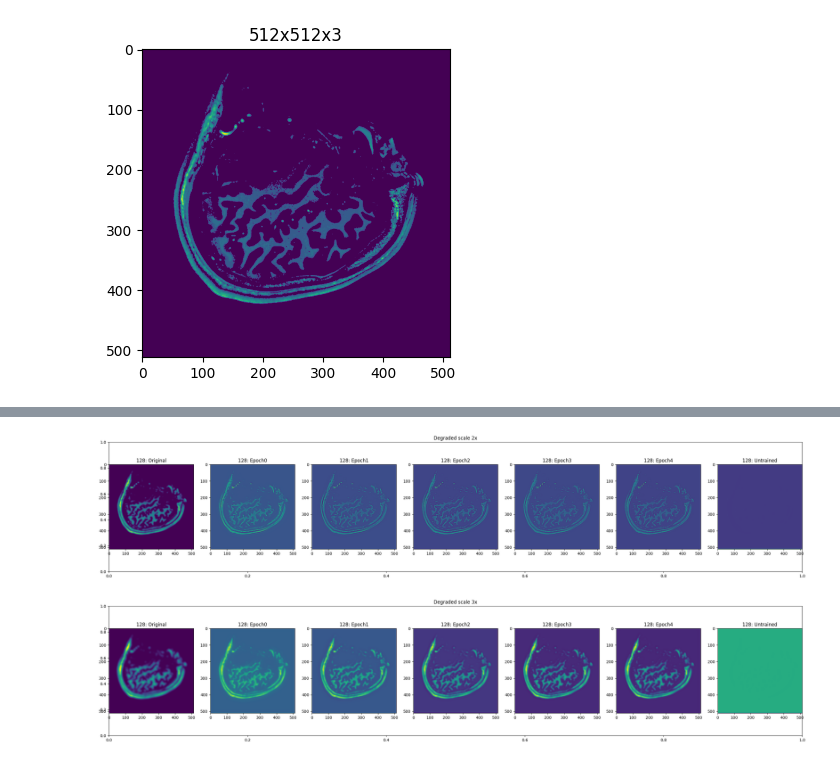
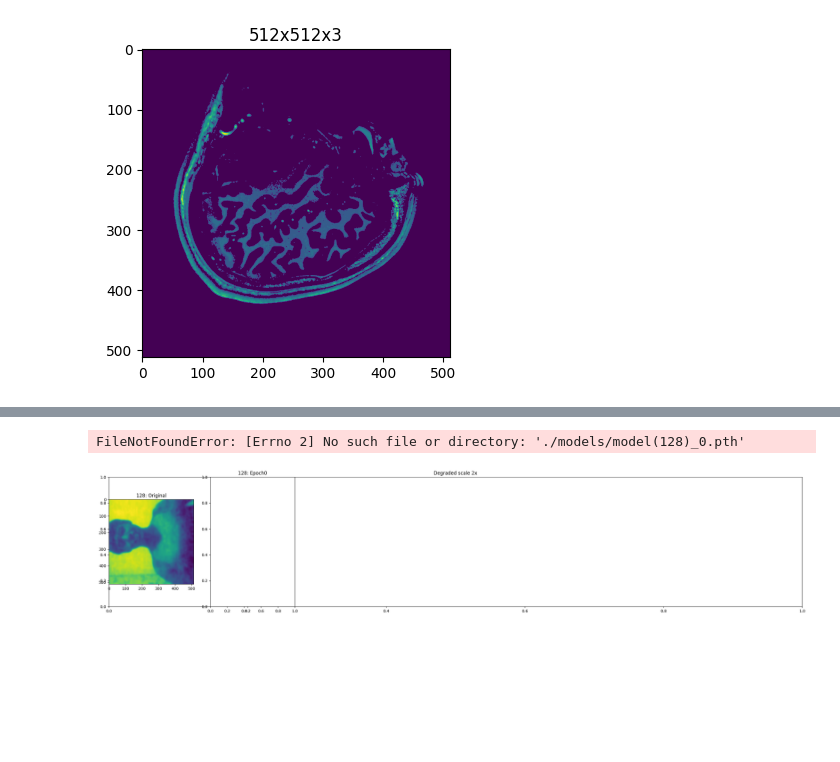
Before and after one commit to Khochawongwat/LightFE, a Jupyter notebook: notebook.ipynb, the cells around one changed output, grey strips where cells are left out. Drawn from its saved outputs; the diff is of its cells as text; code cells hidden in the pictures; blank space fills up the shorter version.

```diff
--- a/notebook.ipynb
+++ b/notebook.ipynb
@@ -97,6 +97,6 @@ KeyboardInterrupt:
 # %%
 if TEST:
-    for size in [128, 256]:
+    for size in [64, 256]:
         plt.figure(figsize=(32, 6))
         plt.subplot(1, 7, 1)
         plt.title(f"{size}: Original")
@@ -115,28 +115,36 @@ if TEST:
         plt.show()
 # %%
 if EVAL:
-    for res in range(2, 4):
-        transform = transforms.Compose([utils.DecreaseResolution(res)])
+    for res in range(2, 5):
+        transform = transforms.Compose([utils.DecreaseResolution(3, depth = res)])
         copied = img.clone()
         copied[0] = transform(copied)
         for size in [128]:
             plt.figure(figsize=(32, 6))
             plt.title(f"Degraded scale {res}x")
             plt.subplot(1, 7, 1)
             plt.title(f"{size}: Original")
             plt.imshow(copied[0][0])
             for epoch in range(3, 9):
                 plt.subplot(1, 7, epoch - 1)
                 plt.title(f"{size}: {"Epoch" + str(epoch - 3) if epoch < 8 else 'Untrained'}")
                 fe = block.ShallowFE(copied.shape[1], size)
+
                 if epoch >= 0 and epoch < 8:
                     fe.load_state_dict(torch.load(f"./models/model({size})_{epoch - 3}.pth"))
                 fe.eval()
+
                 #test.test(fe, test_loader)
-                plt.imshow(fe(copied)[0][0].detach().cpu().numpy())
+
+                out = copied.clone()
+
+                out = fe(out)
+
+                plt.imshow(out[0][0].detach().cpu().numpy())
+
                 torch.cuda.empty_cache()
                 gc.collect()
             plt.show()
 # %% [output]
+FileNotFoundError: [Errno 2] No such file or directory: './models/model(128)_0.pth'
-[figure, old version]
+[figure, new version]
-[figure, removed]
```
Also changed, not shown: parts of 4 cells of this notebook, 17 other files.
